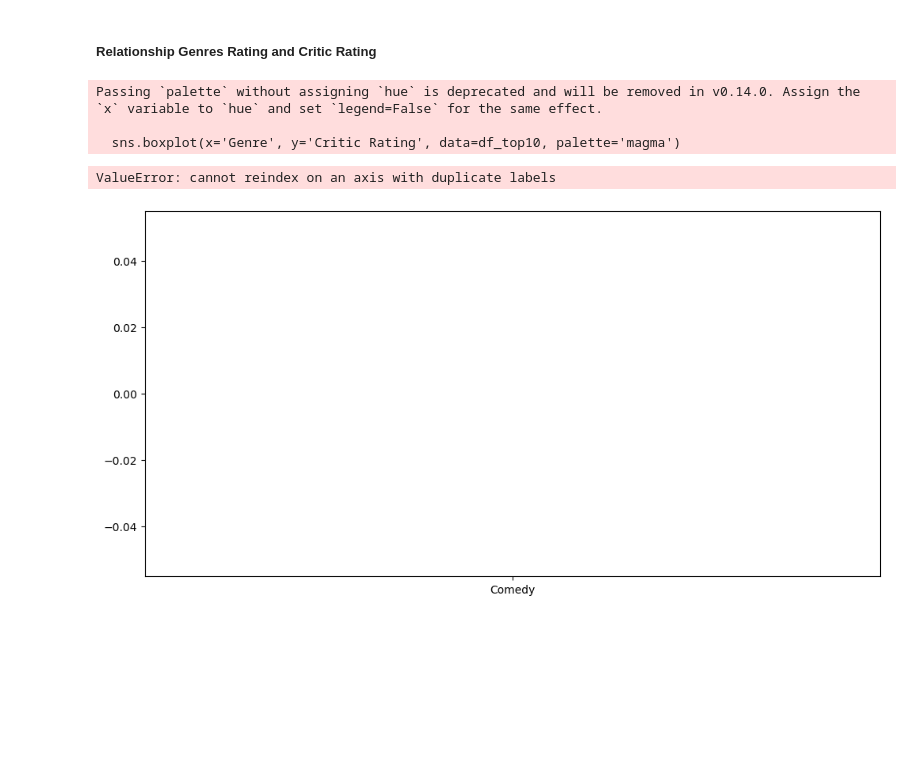
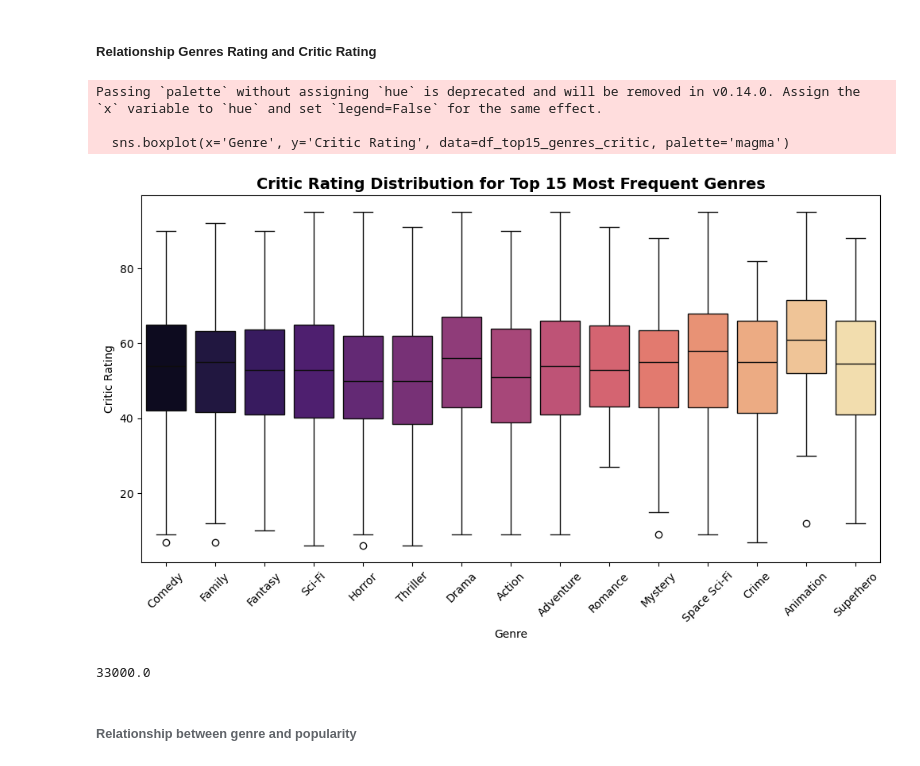
Before and after one commit to josekawan1/Data-Analysis, a Jupyter notebook: data_analysis_IMDB.ipynb, the cells around one changed output. Cells and saved outputs as stored; diff of their text form; code cells hidden in the pictures; blank space fills up the shorter version.

```diff
--- a/data_analysis_IMDB.ipynb
+++ b/data_analysis_IMDB.ipynb
@@ -1107,28 +1083,29 @@ Passing `palette` without assigning `hue` is deprecated and will be removed in v
 # %% [markdown]
 ##### Relationship Genres Rating and Critic Rating
 # %%
-# "Explode" the genres in various lines
-all_genres = imdb_finaldt['Genres'].str.split(', ').explode()
+all_genres2 = imdb_finaldt['Genres'].str.split(', ').explode().reset_index(drop=True)
 
-df_genres = pd.DataFrame({
-    'Genre': all_genres,
-    'Critic Rating': imdb_finaldt.loc[all_genres.index, 'Critic Rating']
-})
+critic_ratings_exploded = imdb_finaldt['Critic Rating'].repeat(imdb_finaldt['Genres'].str.count(',') + 1).reset_index(drop=True)
 
-top10_genres = df_genres['Genre'].value_counts().nlargest(10).index
-df_top10 = df_genres[df_genres['Genre'].isin(top10_genres)]
+df_genres_critic = pd.DataFrame({'Genre': all_genres2, 'Critic Rating': critic_ratings_exploded})
+top15_genres_critic = df_genres_critic['Genre'].value_counts().nlargest(15).index
+df_top15_genres_critic = df_genres_critic[df_genres_critic['Genre'].isin(top15_genres_critic)]
 
-# Plot
 plt.figure(figsize=(12,6))
-sns.boxplot(x='Genre', y='Critic Rating', data=df_top10, palette='magma')
+sns.boxplot(x='Genre', y='Critic Rating', data=df_top15_genres_critic, palette='magma')
 plt.xticks(rotation=45)
 plt.xlabel('Genre')
 plt.ylabel('Critic Rating')
-plt.title('Critic Rating Distribution for Top 10 Most Frequent Genres', fontsize=14, fontweight='bold')
+plt.title('Critic Rating Distribution for Top 15 Most Frequent Genres', fontsize=14, fontweight='bold')
 plt.show()
 # %% [output]
 Passing `palette` without assigning `hue` is deprecated and will be removed in v0.14.0. Assign the `x` variable to `hue` and set `legend=False` for the same effect.
 
-  sns.boxplot(x='Genre', y='Critic Rating', data=df_top10, palette='magma')
+  sns.boxplot(x='Genre', y='Critic Rating', data=df_top15_genres_critic, palette='magma')
-ValueError: cannot reindex on an axis with duplicate labels
-[figure, old version]
+[figure, new version]
+# %%
+q3
+# %% [output]
+33000.0
+# %% [markdown]
+###### Relationship between genre and popularity
```
Also changed, not shown: parts of 25 cells of this notebook.
